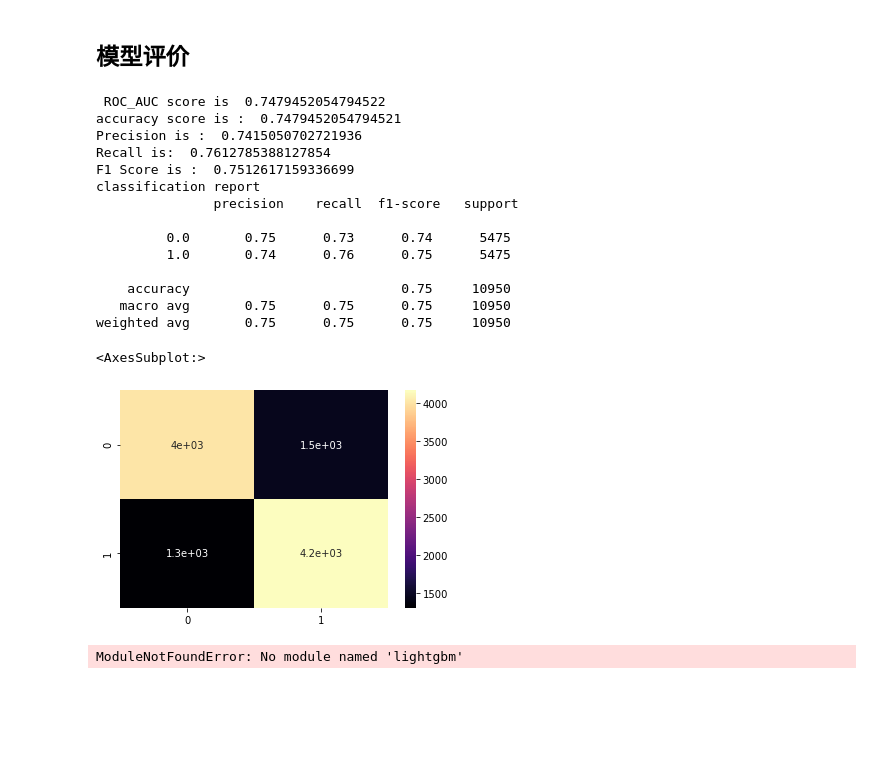
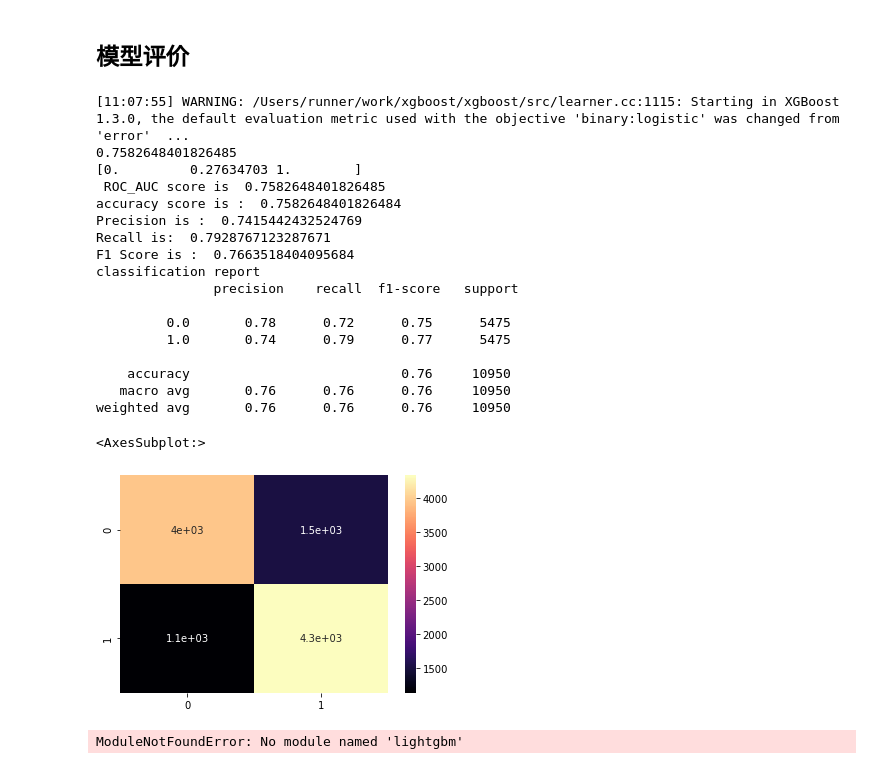
Before and after one commit to YinuoWen/logistic-regression-for-CDC-heart-disease, a Jupyter notebook: LGBM.ipynb, the cells around one changed output. Saved outputs shown, nothing was run; the diff lists cells and outputs as text; code cells hidden in the pictures; blank space fills up the shorter version.

```diff
--- a/LGBM.ipynb
+++ b/LGBM.ipynb
@@ -344,41 +344,46 @@ roc_auc_score: 0.818159621359021
 # %% [markdown]
 ## 模型评价
 # %%
-Lg=LogisticRegression()
+Lg=XGBClassifier()
 train_xc,test_xc,train_yc,test_yc = train_test_split(df_xc,yc,
                 random_state = 42,test_size = 0.2,stratify = yc)
 Lg.fit(train_xc,train_yc)
 pred_pb=Lg.predict(test_xc)
 Fpr,Tpr,thresholds = roc_curve(test_yc,pred_pb,pos_label=True)
+a=metrics.auc(Fpr,Tpr)
+print(a)
 auc = roc_auc_score(test_yc,pred_pb)
-
+print(Fpr)
 print(" ROC_AUC score is ",auc)
 print("accuracy score is : ",accuracy_score(test_yc,pred_pb))
 print("Precision is : " ,precision_score(test_yc, pred_pb))
 print("Recall is: " ,recall_score(test_yc, pred_pb))
 print("F1 Score is : " ,f1_score(test_yc, pred_pb))
 print("classification report \n",classification_report(test_yc,pred_pb))
 
 #绘制混淆矩阵
 cnf = confusion_matrix(test_yc,pred_pb)
 sns.heatmap(cnf, annot=True, cmap = "magma")
 # %% [output]
- ROC_AUC score is  0.7479452054794522
-accuracy score is :  0.7479452054794521
-Precision is :  0.7415050702721936
-Recall is:  0.7612785388127854
-F1 Score is :  0.7512617159336699
+[11:07:55] WARNING: /Users/runner/work/xgboost/xgboost/src/learner.cc:1115: Starting in XGBoost 1.3.0, the default evaluation metric used with the objective 'binary:logistic' was changed from 'error'  ...
+0.7582648401826485
+[0.         0.27634703 1.        ]
+ ROC_AUC score is  0.7582648401826485
+accuracy score is :  0.7582648401826484
+Precision is :  0.7415442432524769
+Recall is:  0.7928767123287671
+F1 Score is :  0.7663518404095684
 classification report
                precision    recall  f1-score   support
 
-         0.0       0.75      0.73      0.74      5475
-         1.0       0.74      0.76      0.75      5475
+         0.0       0.78      0.72      0.75      5475
+         1.0       0.74      0.79      0.77      5475
 
-    accuracy                           0.75     10950
-   macro avg       0.75      0.75      0.75     10950
-weighted avg       0.75      0.75      0.75     10950
+    accuracy                           0.76     10950
+   macro avg       0.76      0.76      0.76     10950
+weighted avg       0.76      0.76      0.76     10950
 <AxesSubplot:>
-[figure, old version]
+[figure, new version]
 # %%
 from lightgbm import LGBMClassifier
 
```
Also changed, not shown: parts of 2 cells of this notebook.
